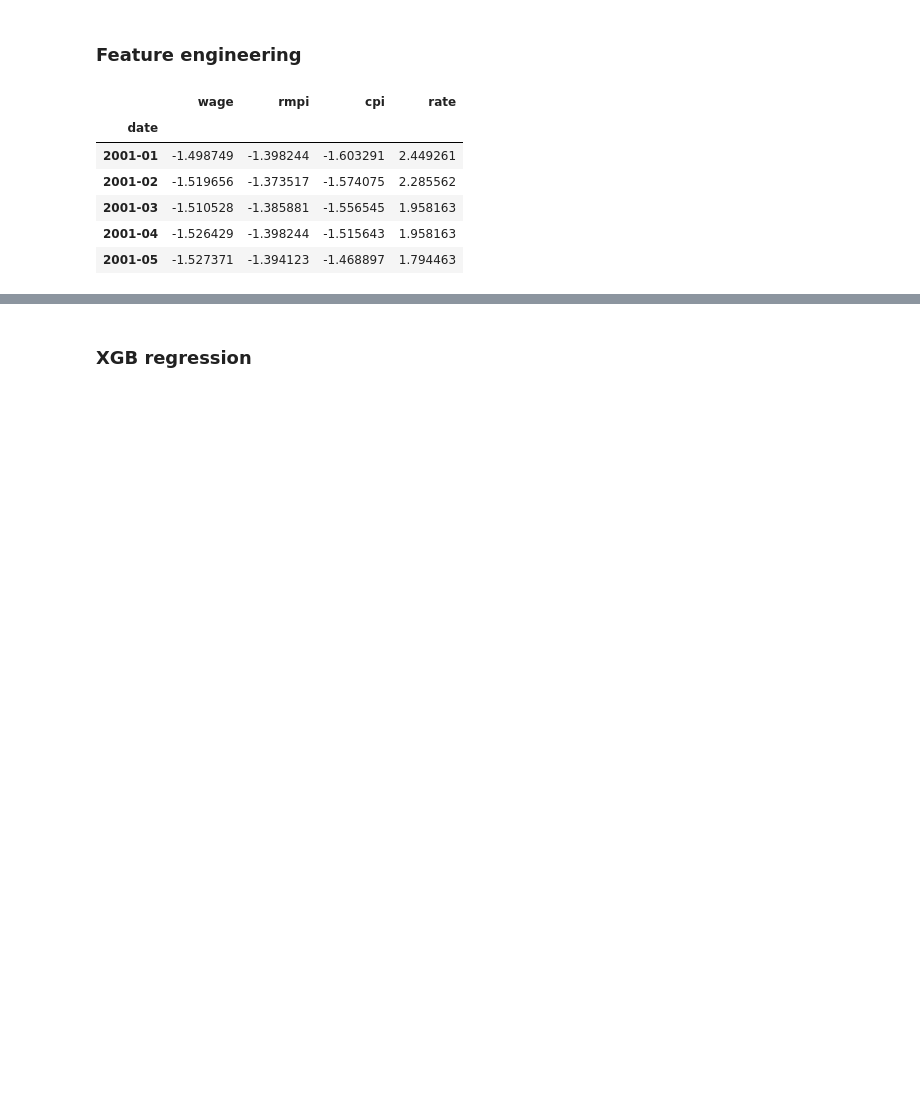
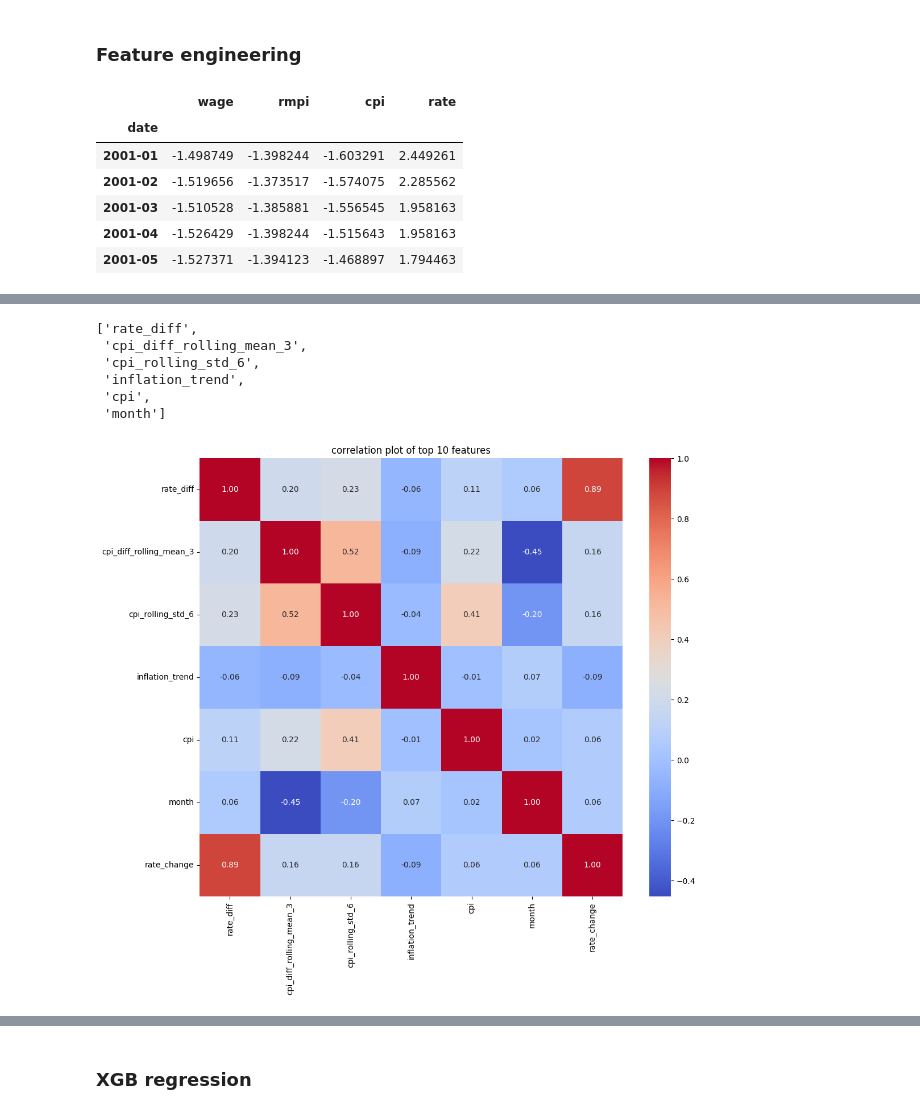
Before and after one commit to FleaBusyBeeBergs/dtsa5506-pipeline, a Jupyter notebook: dtsa5506_final_project.ipynb, the cells around one changed output, grey strips where cells are left out. Saved outputs shown, nothing was run; the diff lists cells and outputs as text; code cells hidden in the pictures; blank space fills up the shorter version.

```diff
--- a/dtsa5506_final_project.ipynb
+++ b/dtsa5506_final_project.ipynb
@@ -852,2 +877,2 @@ ml_df['cpi_diff_rolling_mean_3'] = ml_df['cpi'] - ml_df['cpi_rolling_mean3']
 # %%
-ml_df['rate_change'] = ml_df['rate'].diff()
+ml_df['rate_change'].unique()
@@ -872,3 +948,28 @@ numerical_features = ['wage', 'rmpi', 'cpi', 'year', 'month', 'quarter',
+# %%
+top_6_features
+# %% [output]
+['rate_diff',
+ 'cpi_diff_rolling_mean_3',
+ 'cpi_rolling_std_6',
+ 'inflation_trend',
+ 'cpi',
+ 'month']
+# %%
+ml_df_6 = ml_df[top_6_features + ['rate_change']]
+# %%
+# cross
+corr_matrix = ml_df_6.corr()
+
+# plot
+plt.figure(figsize = (12, 10))
+sns.heatmap(corr_matrix,
+            annot = True,
+            cmap = 'coolwarm',
+            fmt = '.2f')
+plt.title('correlation plot of top 10 features')
+plt.show()
+# %% [output]
+[figure, added]
 # %%
 # split data
 train_ml = ml_df[(ml_df['date'] >= '2002-01-01') & (ml_df['date'] <= '2023-12-01')]
```
Also changed, not shown: parts of 30 cells of this notebook.
